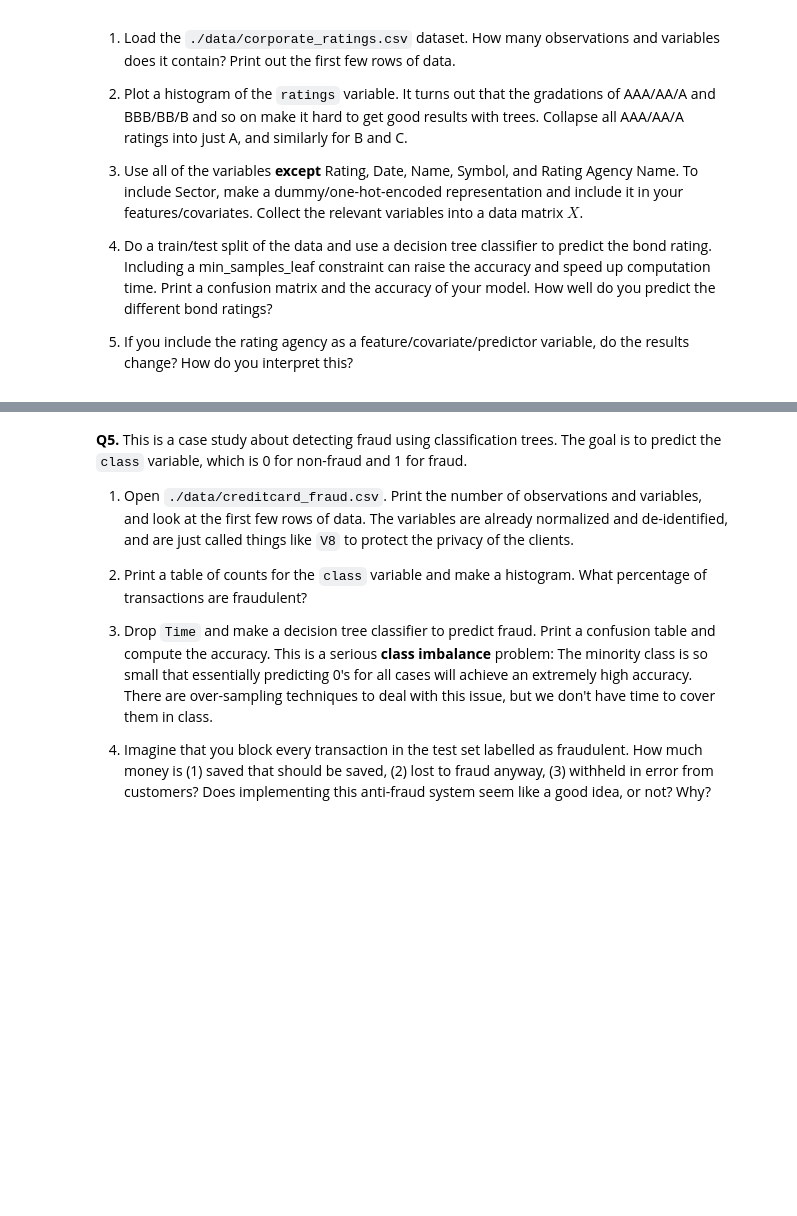
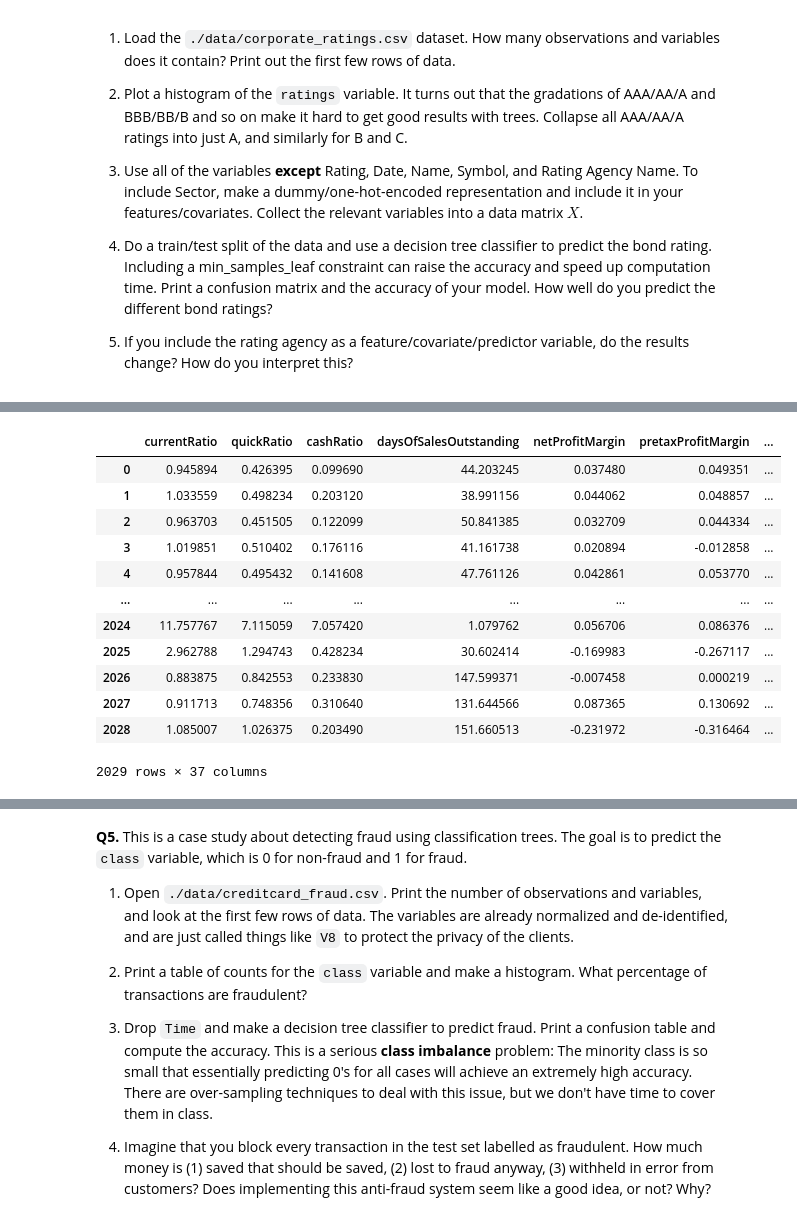
Before and after one commit to KaranRawatUVA/trees, a Jupyter notebook: assignment/assignment.ipynb, the cells around one changed output, grey strips where cells are left out. Drawn from its saved outputs; the diff is of its cells as text; code cells hidden in the pictures; blank space fills up the shorter version.

```diff
--- a/assignment/assignment.ipynb
+++ b/assignment/assignment.ipynb
@@ -276,0 +314,23 @@ Best R^2: 0.1339 with min_samples_leaf = 121
+# %%
+X1 = d4.drop(['Rating', 'Date', 'Name', 'Symbol', 'Rating Agency Name', 'Sector', 'ratings', 'rating_num'], axis=1)
+
+X_d3 = pd.get_dummies(d4['Sector'],dtype='int') # Create brand dummies
+
+
+X = pd.concat([X1 ,X_d3], axis=1) # Concatenate engineered features
+
+display(X)
+# %% [output]
+|  | currentRatio | quickRatio | cashRatio | daysOfSalesOutstanding | netProfitMargin | pretaxProfitMargin | ... |
+| 0 | 0.945894 | 0.426395 | 0.099690 | 44.203245 | 0.037480 | 0.049351 | ... |
+| 1 | 1.033559 | 0.498234 | 0.203120 | 38.991156 | 0.044062 | 0.048857 | ... |
+| 2 | 0.963703 | 0.451505 | 0.122099 | 50.841385 | 0.032709 | 0.044334 | ... |
+| 3 | 1.019851 | 0.510402 | 0.176116 | 41.161738 | 0.020894 | -0.012858 | ... |
+| 4 | 0.957844 | 0.495432 | 0.141608 | 47.761126 | 0.042861 | 0.053770 | ... |
+| ... | ... | ... | ... | ... | ... | ... | ... |
+| 2024 | 11.757767 | 7.115059 | 7.057420 | 1.079762 | 0.056706 | 0.086376 | ... |
+| 2025 | 2.962788 | 1.294743 | 0.428234 | 30.602414 | -0.169983 | -0.267117 | ... |
+| 2026 | 0.883875 | 0.842553 | 0.233830 | 147.599371 | -0.007458 | 0.000219 | ... |
+| 2027 | 0.911713 | 0.748356 | 0.310640 | 131.644566 | 0.087365 | 0.130692 | ... |
+| 2028 | 1.085007 | 1.026375 | 0.203490 | 151.660513 | -0.231972 | -0.316464 | ... |
+2029 rows × 37 columns
```
Also changed, not shown: parts of 8 cells of this notebook.
